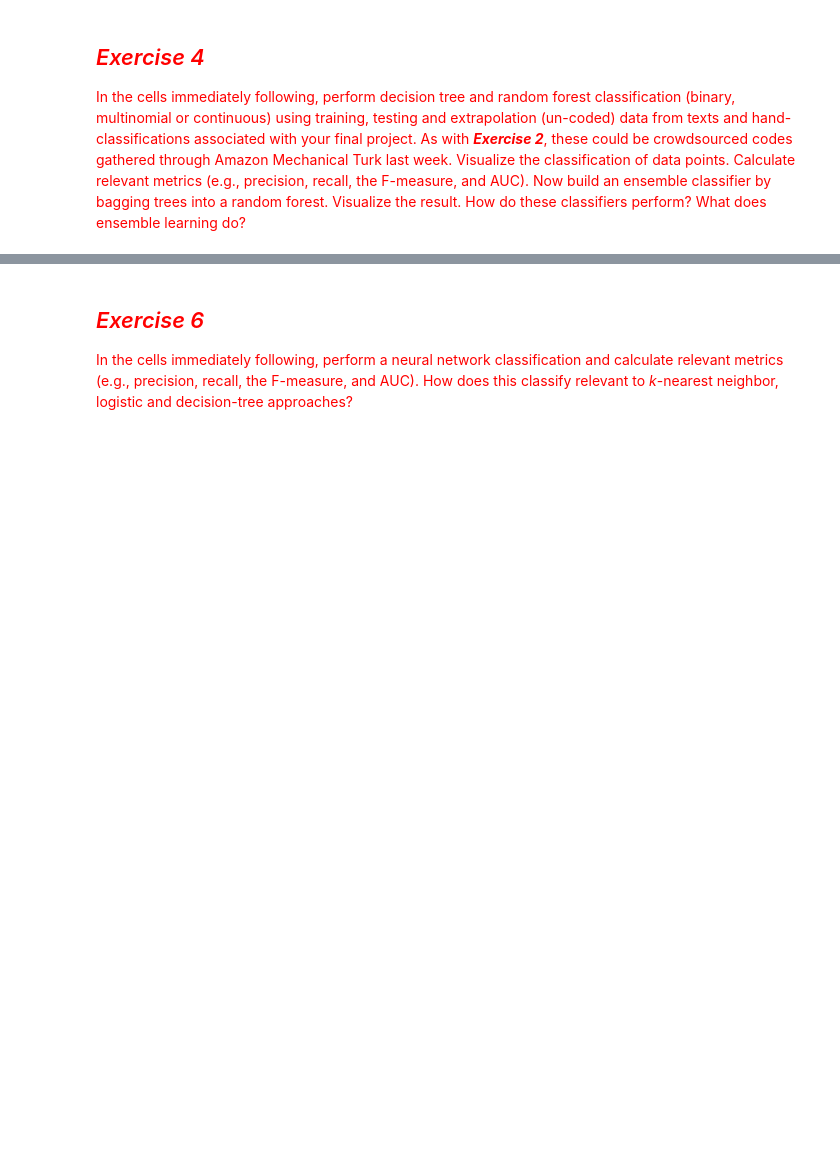
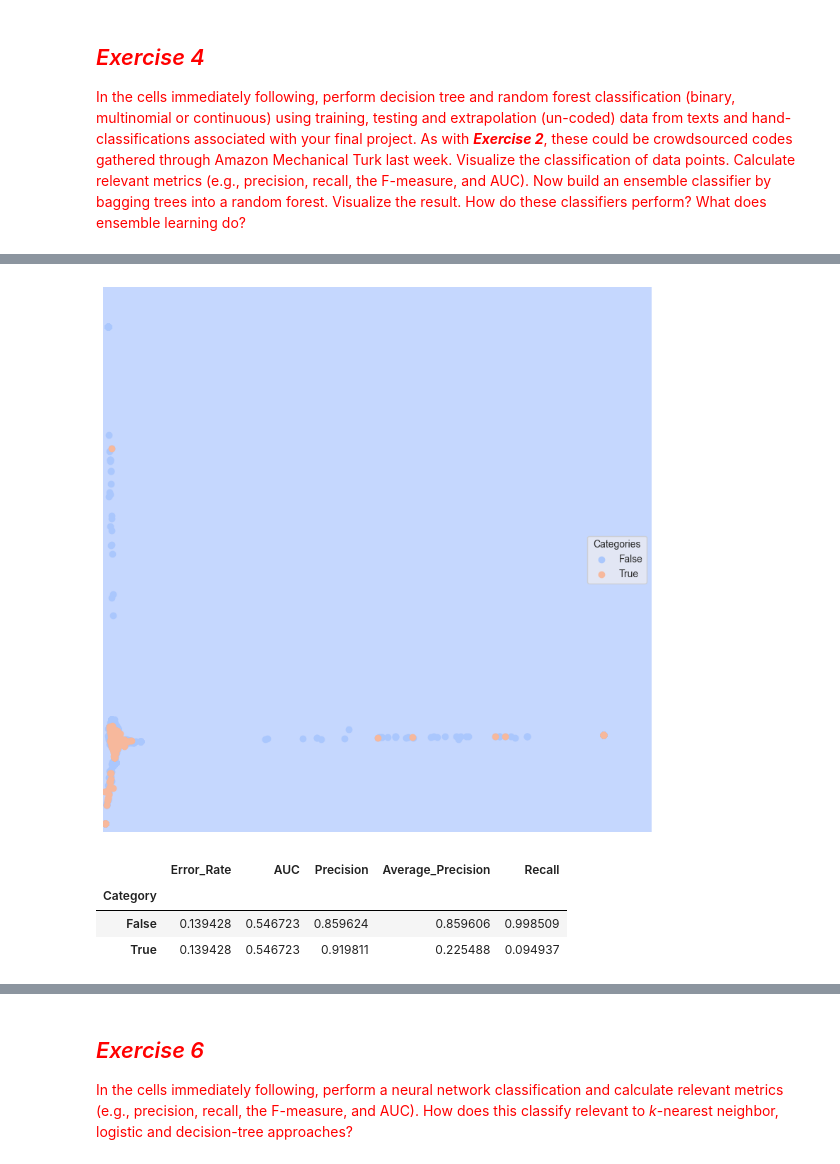
Before and after one commit to michplunkett/computational-content-analysis, a Jupyter notebook: 5-MichaelPlunkett-Answers.ipynb, the cells around one changed output, grey strips where cells are left out. Saved outputs shown, nothing was run; the diff lists cells and outputs as text; code cells hidden in the pictures; blank space fills up the shorter version.

```diff
--- a/5-MichaelPlunkett-Answers.ipynb
+++ b/5-MichaelPlunkett-Answers.ipynb
@@ -364,0 +885,14 @@ What does ensemble learning do?
+# %%
+lucem_illud.plotregions(clf_bag, dt_train_df)
+# %% [output]
+[figure, added]
+# %%
+# I BELIEVE, I'm supposed to use the test data here, but it consistently
+# returned an error message regarding the dimensions. Due to my inability
+# to get past that, I used the training DataFrame.
+lucem_illud.evaluateClassifier(clf_bag, dt_train_df)
+# %% [output]
+|  | Error_Rate | AUC | Precision | Average_Precision | Recall |
+| Category |  |  |  |  |  |
+| False | 0.139428 | 0.546723 | 0.859624 | 0.859606 | 0.998509 |
+| True | 0.139428 | 0.546723 | 0.919811 | 0.225488 | 0.094937 |
```
Also changed, not shown: parts of 32 cells of this notebook.
